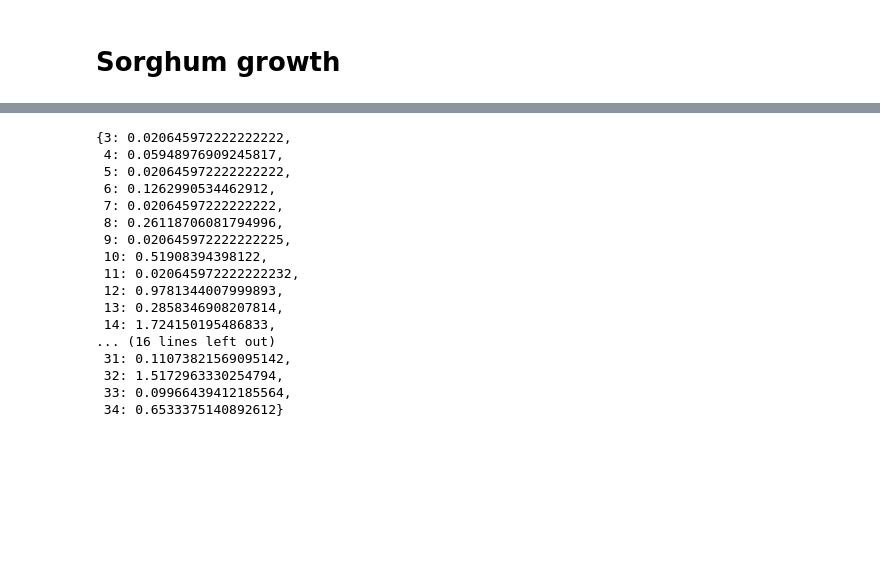
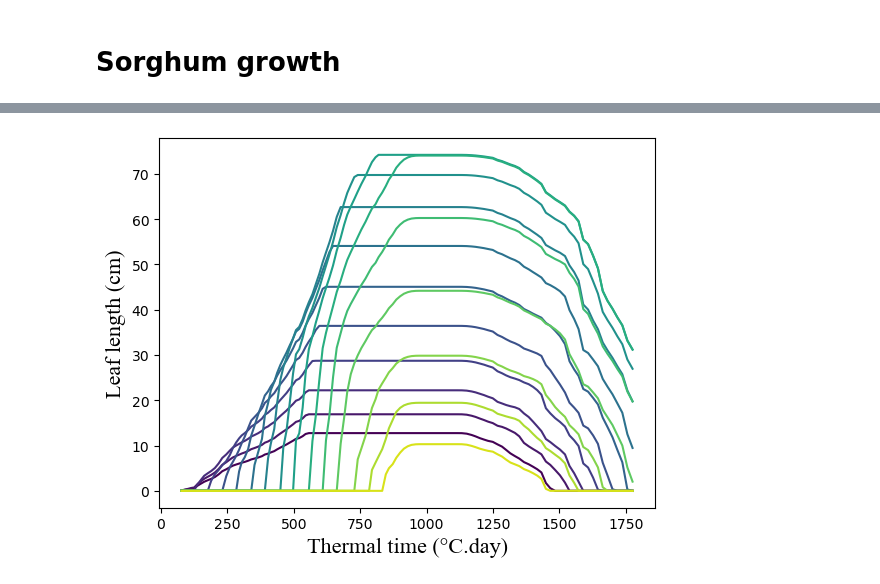
Before and after one commit to orianebro/ArchiCrop, a Jupyter notebook: tutorials/sorghum_growth.ipynb, the cells around one changed output, grey strips where cells are left out. Saved outputs shown, nothing was run; the diff lists cells and outputs as text; code cells hidden in the pictures; blank space fills up the shorter version.

```diff
--- a/tutorials/sorghum_growth.ipynb
+++ b/tutorials/sorghum_growth.ipynb
@@ -90,20 +90,31 @@ Viewer.display(build_scene(mtgs[3][-30])[0])
 # %%
-mtgs[3][-40].properties()['potential_growth_rate']
+# mtgs[3][-40].properties()['potential_growth_rate']
-# %% [output]
-{3: 0.020645972222222222,
- 4: 0.05948976909245817,
- 5: 0.020645972222222222,
- 6: 0.1262990534462912,
- 7: 0.02064597222222222,
- 8: 0.26118706081794996,
- 9: 0.020645972222222225,
- 10: 0.51908394398122,
- 11: 0.020645972222222232,
- 12: 0.9781344007999893,
- 13: 0.2858346908207814,
- 14: 1.724150195486833,
-... (16 lines left out)
- 31: 0.11073821569095142,
- 32: 1.5172963330254794,
- 33: 0.09966439412185564,
- 34: 0.6533375140892612}
+# %%
+import os
+from datetime import date
+
+### Plot leaf lengths
+id = 0
+norm = plt.Normalize(0, len(mtgs[id][1].properties()["leaf_lengths"].values()))
+cmap = plt.get_cmap('viridis')  # You can choose any matplotlib colormap
+
+for l in range(len(mtgs[id][1].properties()["leaf_lengths"].values())):  # noqa: E741
+    # print(list(growing_plant[time[1]].properties()["leaf_lengths"].values()))
+    # print(list(growing_plant[time[-1]].properties()["leaf_lengths"].values()))
+    color = cmap(norm(l))
+    plt.plot(thermal_time[1:],
+             [list(mtgs[id][t].properties()["leaf_lengths"].values())[l][-1] - list(mtgs[id][t].properties()["senescent_lengths"].values())[l][-1] for t in range(len(thermal_time[1:]))],
+             color=color)
+
+plt.xlabel("Thermal time (°C.day)", fontsize=16, fontname="Times New Roman")
+plt.ylabel("Leaf length (cm)", fontsize=16, fontname="Times New Roman")
+# plt.legend(loc="upper left")
+
+# Save figure
+today_str = date.today().strftime("%Y-%m-%d")
+os.makedirs(f"D:/PhD_Oriane/simulations_ArchiCrop/{today_str}", exist_ok=True)  # noqa: PTH103
+plt.savefig(f"D:/PhD_Oriane/simulations_ArchiCrop/{today_str}/plot_leaf_lengths.png")
+
+plt.show()
+# %% [output]
+[figure, added]
```
Also changed, not shown: parts of 4 cells of this notebook, 28 other files.
